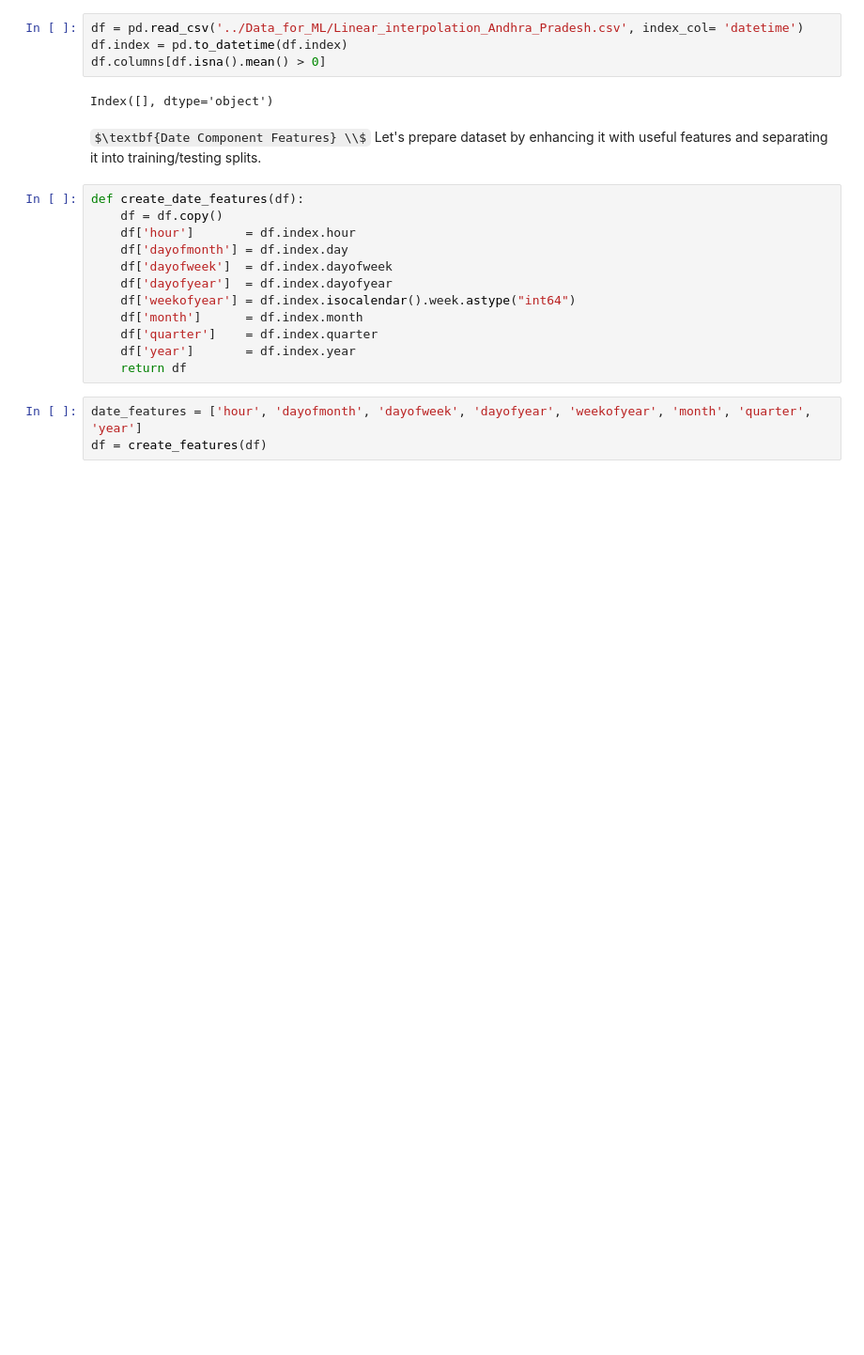
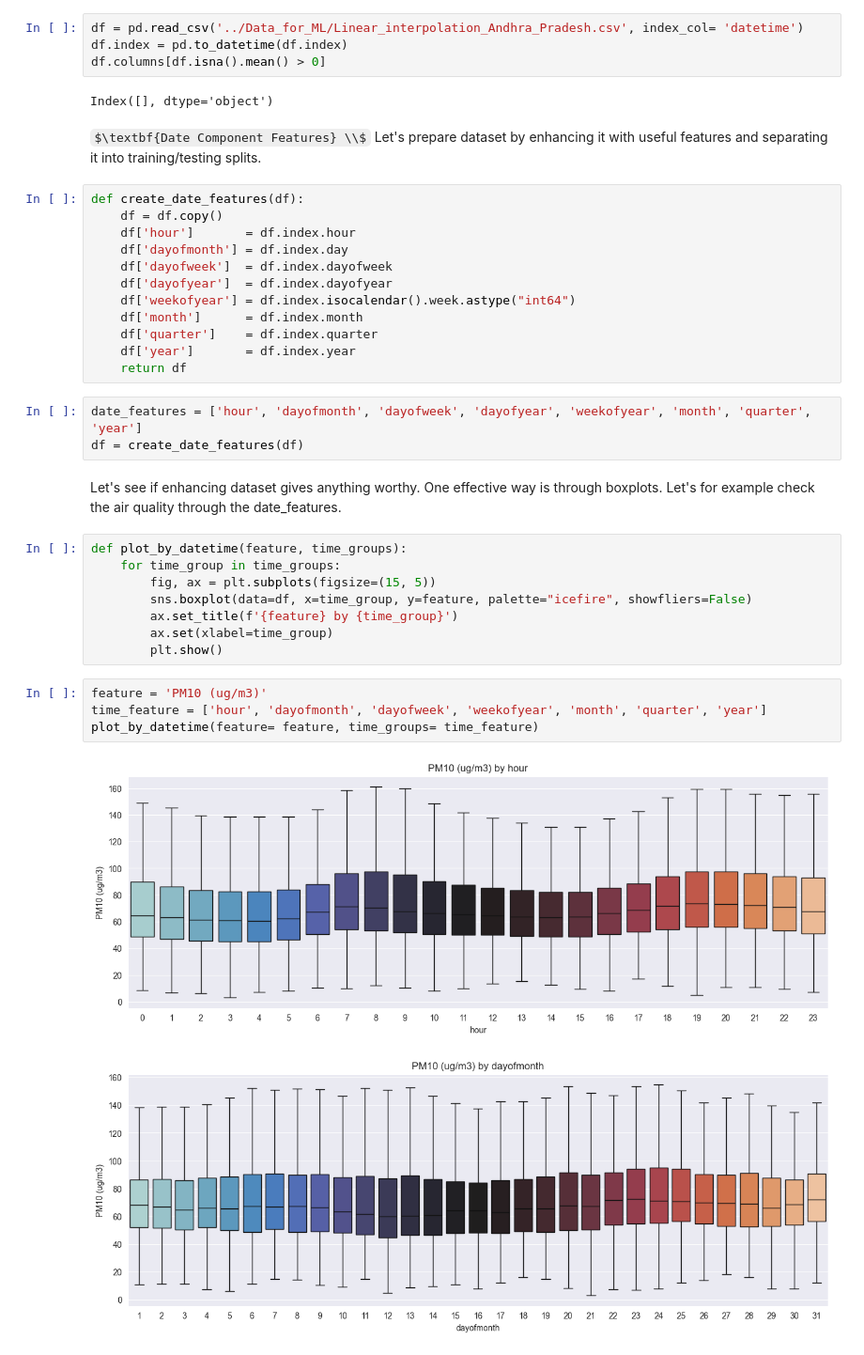
Before and after one commit to PyFon-hub/Masters_Thesis, a Jupyter notebook: Time_Series_Forecasting/Data_Forecasting.ipynb, the cells around one changed output. Shown at 94% size. Drawn from its saved outputs; the diff is of its cells as text; some formulas as TeX source; blank space fills up the shorter version.

```diff
--- a/Time_Series_Forecasting/Data_Forecasting.ipynb
+++ b/Time_Series_Forecasting/Data_Forecasting.ipynb
@@ -53,4 +56,21 @@ def create_date_features(df):
     return df
 # %%
 date_features = ['hour', 'dayofmonth', 'dayofweek', 'dayofyear', 'weekofyear', 'month', 'quarter', 'year']
-df = create_features(df)
+df = create_date_features(df)
+# %% [markdown]
+Let's see if enhancing dataset gives anything worthy. One effective way is through boxplots. Let's for example check the air quality through the date_features.
+# %%
+def plot_by_datetime(feature, time_groups):
+    for time_group in time_groups:
+        fig, ax = plt.subplots(figsize=(15, 5))
+        sns.boxplot(data=df, x=time_group, y=feature, palette="icefire", showfliers=False)
+        ax.set_title(f'{feature} by {time_group}')
+        ax.set(xlabel=time_group)
+        plt.show()
+# %%
+feature = 'PM10 (ug/m3)'
+time_feature = ['hour', 'dayofmonth', 'dayofweek', 'weekofyear', 'month', 'quarter', 'year']
+plot_by_datetime(feature= feature, time_groups= time_feature)
+# %% [output]
+[figure, added]
+[figure, added]
```
Also changed, not shown: parts of 48 cells of this notebook, 1 other file.
